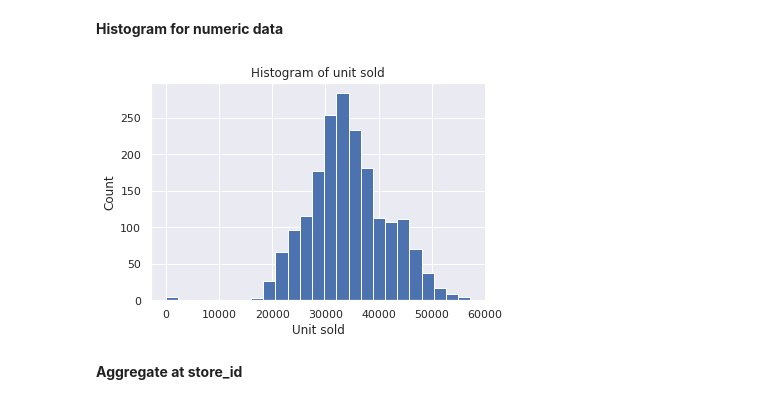
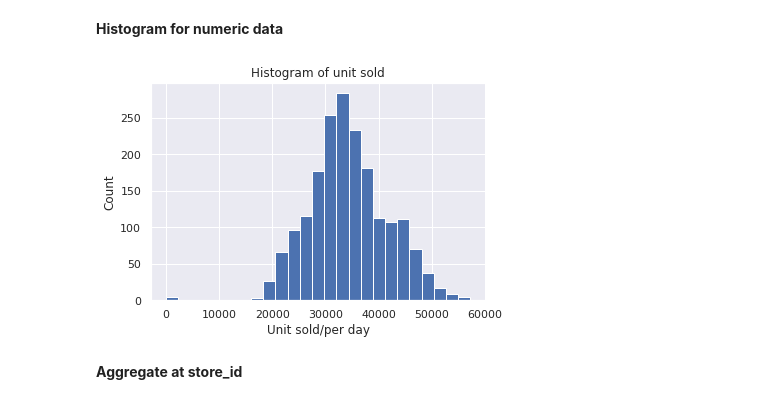
Before and after one commit to poojagpta/releases, a Jupyter notebook: m5_forecasting_project/walmart_eda.ipynb, the cells around one changed output. Saved outputs shown, nothing was run; the diff lists cells and outputs as text; code cells hidden in the pictures.

```diff
--- a/m5_forecasting_project/walmart_eda.ipynb
+++ b/m5_forecasting_project/walmart_eda.ipynb
@@ -93,12 +93,12 @@ model_df['unit_sale']=model_df['unit_sale'].astype(float)
 **Histogram for numeric data**
 # %%
 model_df['unit_sale'].hist(bins=25)
-plt.xlabel('Unit sold')
+plt.xlabel('Unit sold/per day')
 plt.ylabel('Count')
 plt.title('Histogram of unit sold')
 plt.show()
 # %% [output]
-[figure, old version]
+[figure, new version]
 # %% [markdown]
 **Aggregate at store_id**
 # %%
```
Also changed, not shown: parts of 2 cells of this notebook.
